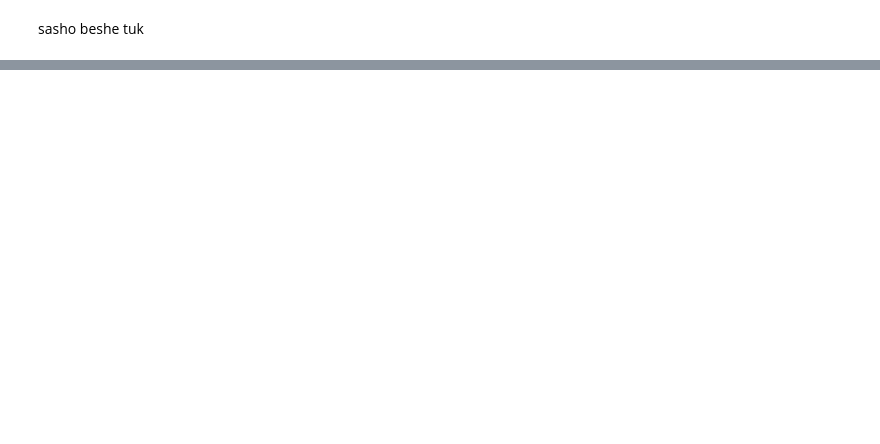
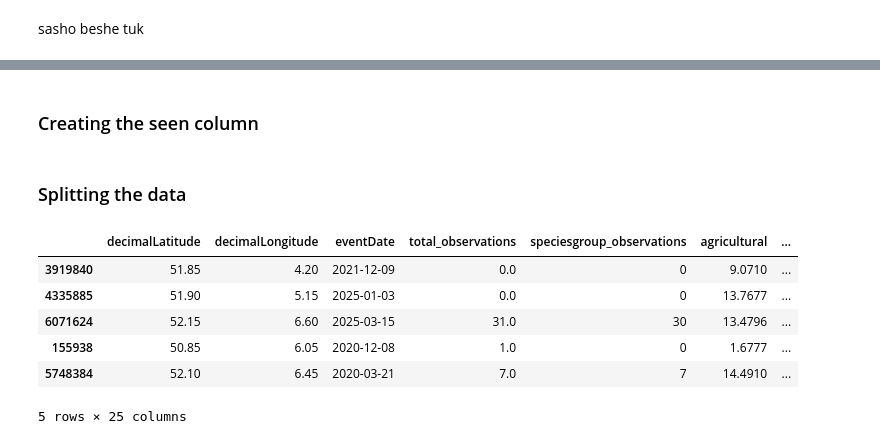
Before and after one commit to kebabzter/the-greatest-cormorant, a Jupyter notebook: notebook-03.ipynb, the cells around one changed output, grey strips where cells are left out. Drawn from its saved outputs; the diff is of its cells as text; code cells hidden in the pictures; blank space fills up the shorter version.

```diff
--- a/notebook-03.ipynb
+++ b/notebook-03.ipynb
@@ -363,0 +45,2 @@ plt.show()
+# %%
+df_filtered = df[df['eventDate'].dt.year > 2019]
@@ -363,0 +87,2 @@ plt.show()
+# %% [markdown]
+### Creating the seen column
@@ -363,0 +92,21 @@ plt.show()
+# %%
+df_filtered['seen'] = (df_filtered['Phalacrocorax carbo'] > 0).astype(int)
+# %% [markdown]
+### Splitting the data
+# %%
+X = df_filtered.drop(columns=['Phalacrocorax carbo','seen'])
+
+y = df_filtered['seen']
+
+X_train, X_test, y_train, y_test = train_test_split(
+    X, y, test_size=0.20, random_state=42)
+# %%
+X_train.head(5)
+# %% [output]
+|  | decimalLatitude | decimalLongitude | eventDate | total_observations | speciesgroup_observations | agricultural | ... |
+| 3919840 | 51.85 | 4.20 | 2021-12-09 | 0.0 | 0 | 9.0710 | ... |
+| 4335885 | 51.90 | 5.15 | 2025-01-03 | 0.0 | 0 | 13.7677 | ... |
+| 6071624 | 52.15 | 6.60 | 2025-03-15 | 31.0 | 30 | 13.4796 | ... |
+| 155938 | 50.85 | 6.05 | 2020-12-08 | 1.0 | 0 | 1.6777 | ... |
+| 5748384 | 52.10 | 6.45 | 2020-03-21 | 7.0 | 7 | 14.4910 | ... |
+5 rows × 25 columns
```
Also changed, not shown: parts of 50 cells of this notebook.
